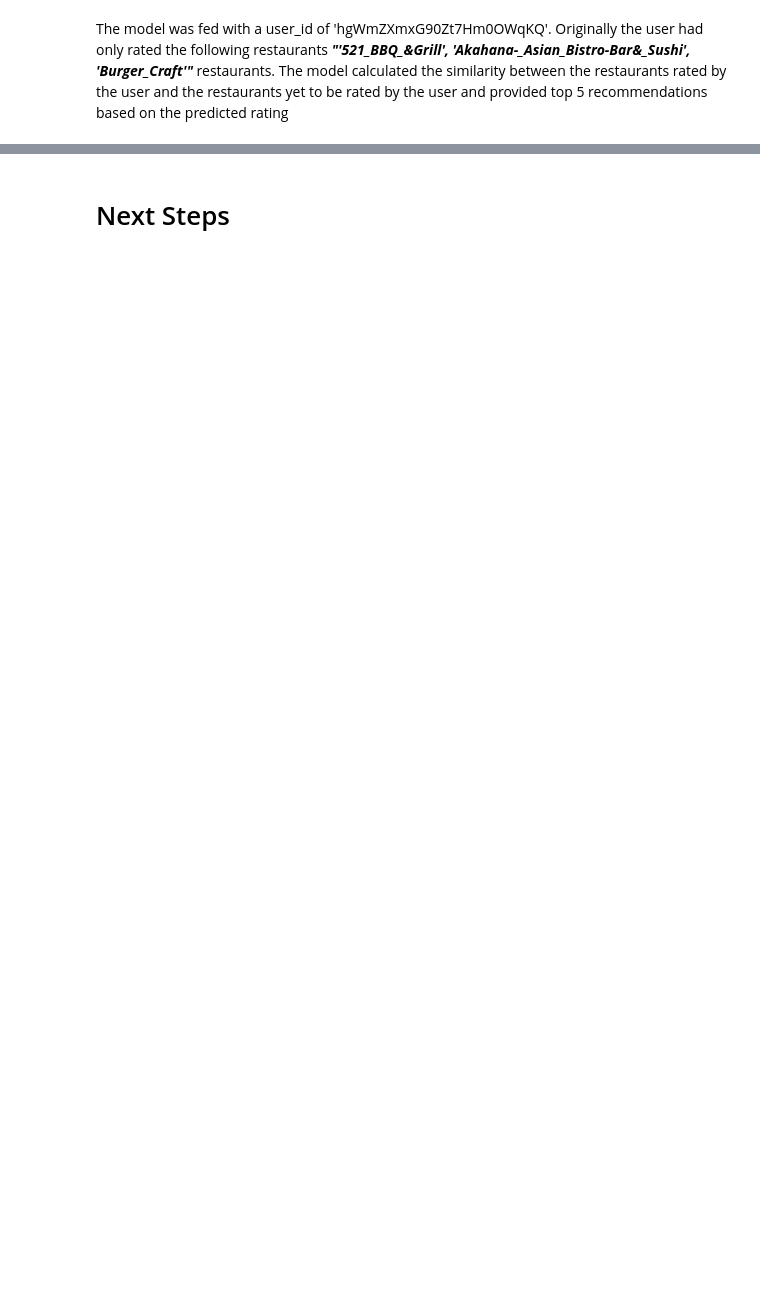
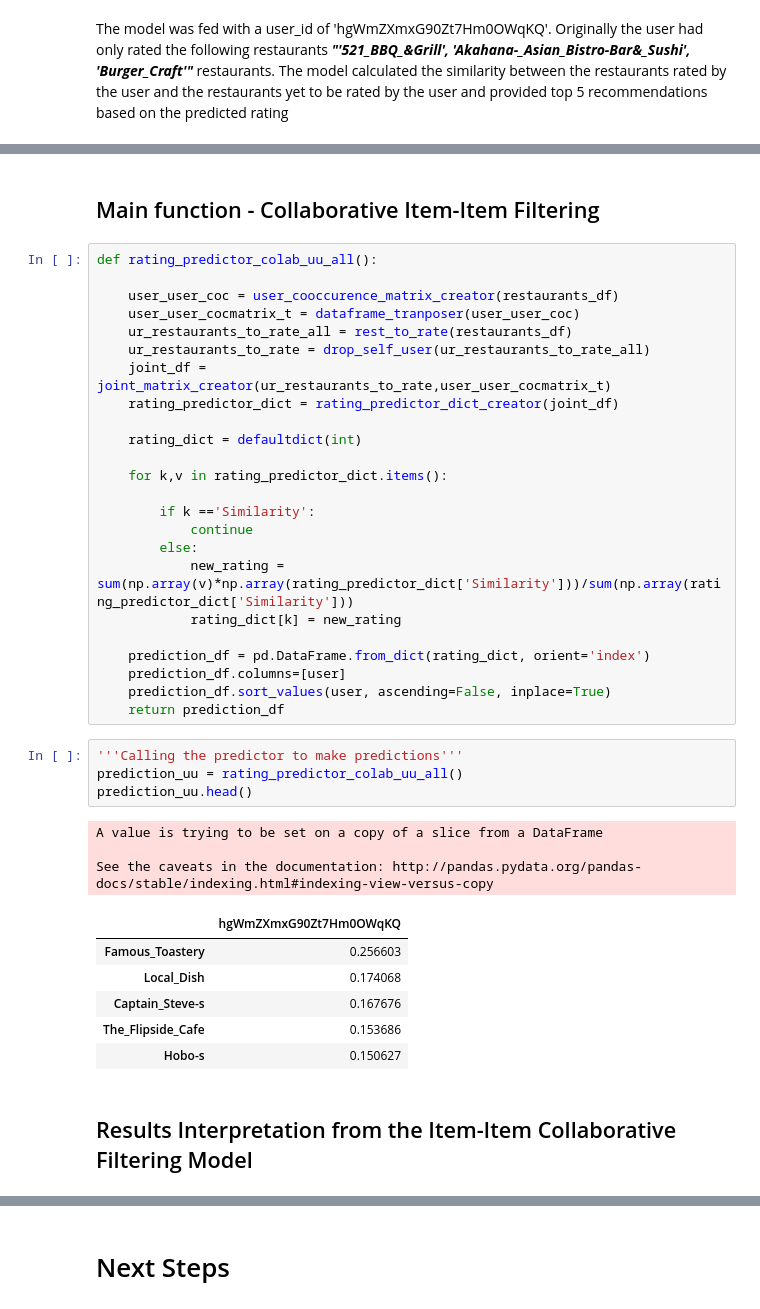
Before and after one commit to Ajinth/Recommender-System, a Jupyter notebook: Code/Yelp_Recommender_System.ipynb, the cells around one changed output, grey strips where cells are left out. Saved outputs shown, nothing was run; the diff lists cells and outputs as text; blank space fills up the shorter version.

```diff
--- a/Code/Yelp_Recommender_System.ipynb
+++ b/Code/Yelp_Recommender_System.ipynb
@@ -876,0 +931,42 @@ The model was fed with a user_id of 'hgWmZXmxG90Zt7Hm0OWqKQ'. Originally the use
+# %% [markdown]
+## Main function - Collaborative Item-Item Filtering
+# %%
+def rating_predictor_colab_uu_all():
+
+    user_user_coc = user_cooccurence_matrix_creator(restaurants_df)
+    user_user_cocmatrix_t = dataframe_tranposer(user_user_coc)
+    ur_restaurants_to_rate_all = rest_to_rate(restaurants_df)
+    ur_restaurants_to_rate = drop_self_user(ur_restaurants_to_rate_all)
+    joint_df = joint_matrix_creator(ur_restaurants_to_rate,user_user_cocmatrix_t)
+    rating_predictor_dict = rating_predictor_dict_creator(joint_df)
+
+    rating_dict = defaultdict(int)
+
+    for k,v in rating_predictor_dict.items():
+
+        if k =='Similarity':
+            continue
+        else:
+            new_rating = sum(np.array(v)*np.array(rating_predictor_dict['Similarity']))/sum(np.array(rating_predictor_dict['Similarity']))
+            rating_dict[k] = new_rating
+
+    prediction_df = pd.DataFrame.from_dict(rating_dict, orient='index')
+    prediction_df.columns=[user]
+    prediction_df.sort_values(user, ascending=False, inplace=True)
+    return prediction_df
+# %%
+'''Calling the predictor to make predictions'''
+prediction_uu = rating_predictor_colab_uu_all()
+prediction_uu.head()
+# %% [output]
+A value is trying to be set on a copy of a slice from a DataFrame
+
+See the caveats in the documentation: http://pandas.pydata.org/pandas-docs/stable/indexing.html#indexing-view-versus-copy
+|  | hgWmZXmxG90Zt7Hm0OWqKQ |
+| Famous_Toastery | 0.256603 |
+| Local_Dish | 0.174068 |
+| Captain_Steve-s | 0.167676 |
+| The_Flipside_Cafe | 0.153686 |
+| Hobo-s | 0.150627 |
+# %% [markdown]
+## Results Interpretation from the Item-Item Collaborative Filtering Model
```
Also changed, not shown: parts of 14 cells of this notebook.
